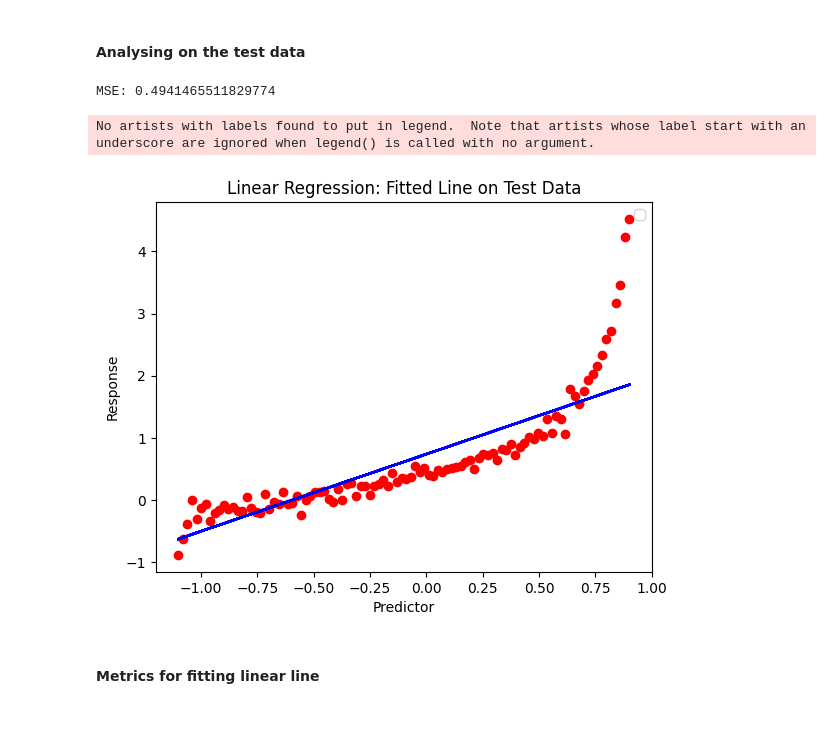
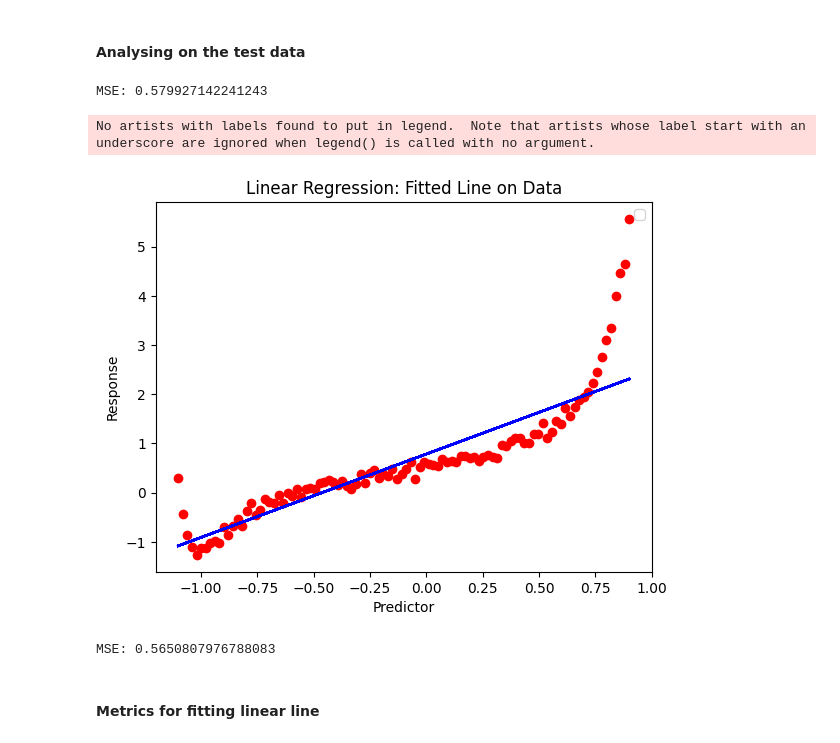
Before and after one commit to oops-moment/SMAI-SEM6, a Jupyter notebook: rollnumber_A1/rollnumber_A1_Q3/Q3.ipynb, the cells around one changed output. Cells and saved outputs as stored; diff of their text form; code cells hidden in the pictures.

```diff
--- a/rollnumber_A1/rollnumber_A1_Q3/Q3.ipynb
+++ b/rollnumber_A1/rollnumber_A1_Q3/Q3.ipynb
@@ -49,7 +49,7 @@ plt.show()
 import numpy as np
 from sklearn.model_selection import train_test_split
 # %%
-class LinearRegression:
+class Linear_Regression:
 
     def __init__(self, lr = 0.01, n_iters=1000):
         self.lr = lr
@@ -82,7 +82,7 @@ Y = Y.reshape(-1,1)
 # print(X.shape)
 # print(Y.shape)
 X_train, X_test, y_train, y_test = train_test_split(X, Y, test_size=0.2, random_state=1234)
-regressor = LinearRegression()
+regressor = Linear_Regression()
 regressor.fit(X_train, y_train)
 predictions = regressor.predict(X_test)
 
@@ -92,23 +92,33 @@ def mse(y_test, y_pred):
 mse_val = mse(y_test, predictions)
 print("MSE:", mse_val)
 # %% [output]
-MSE: 0.4941465511829774
+MSE: 0.579927142241243
 # %%
 # Plot the original data points
 predictions = regressor.predict(X)
 plt.scatter(X, Y, color='r')
 
 # Plot the fitted line
 plt.plot(X, predictions, color='b')
 
 plt.xlabel('Predictor')
 plt.ylabel('Response')
-plt.title('Linear Regression: Fitted Line on Test Data')
+plt.title('Linear Regression: Fitted Line on Data')
 plt.legend()
 plt.show()
 # %% [output]
 No artists with labels found to put in legend.  Note that artists whose label start with an underscore are ignored when legend() is called with no argument.
-[figure, old version]
+[figure, new version]
+# %%
+# use inbuilt linear regression technique
+from sklearn.linear_model import LinearRegression
+regressor = LinearRegression()
+regressor.fit(X_train, y_train)
+predictions = regressor.predict(X_test)
+mse_val = mse(y_test, predictions)
+print("MSE:", mse_val)
+# %% [output]
+MSE: 0.5650807976788083
 # %% [markdown]
 #### Metrics for fitting linear line
 # %%
```
Also changed, not shown: parts of 13 cells of this notebook, 1 other file.
